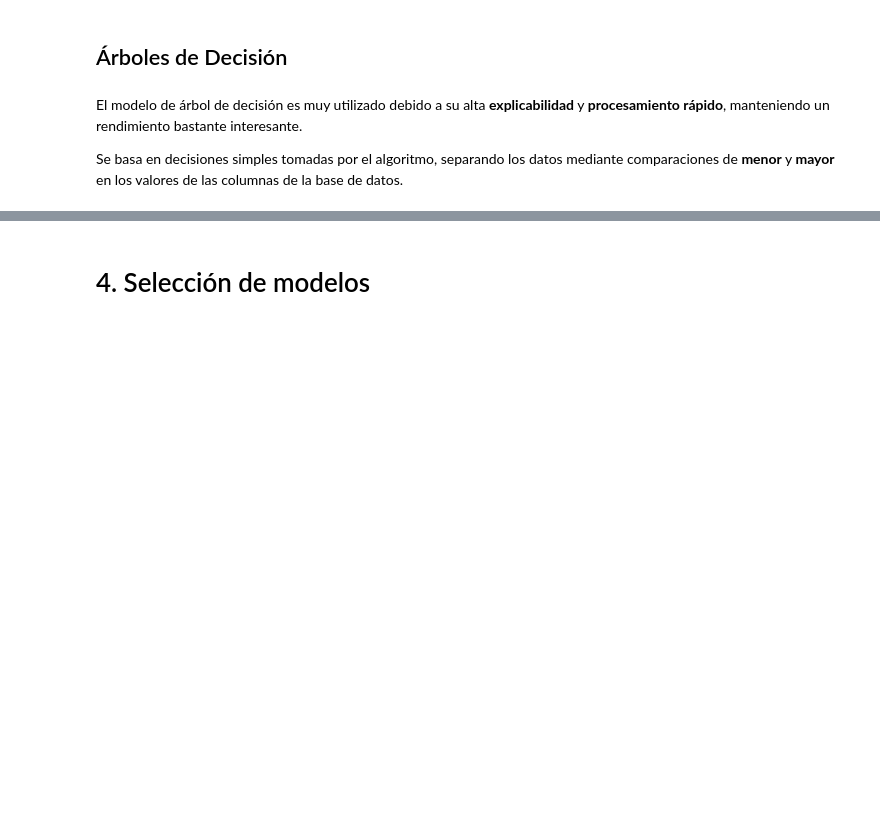
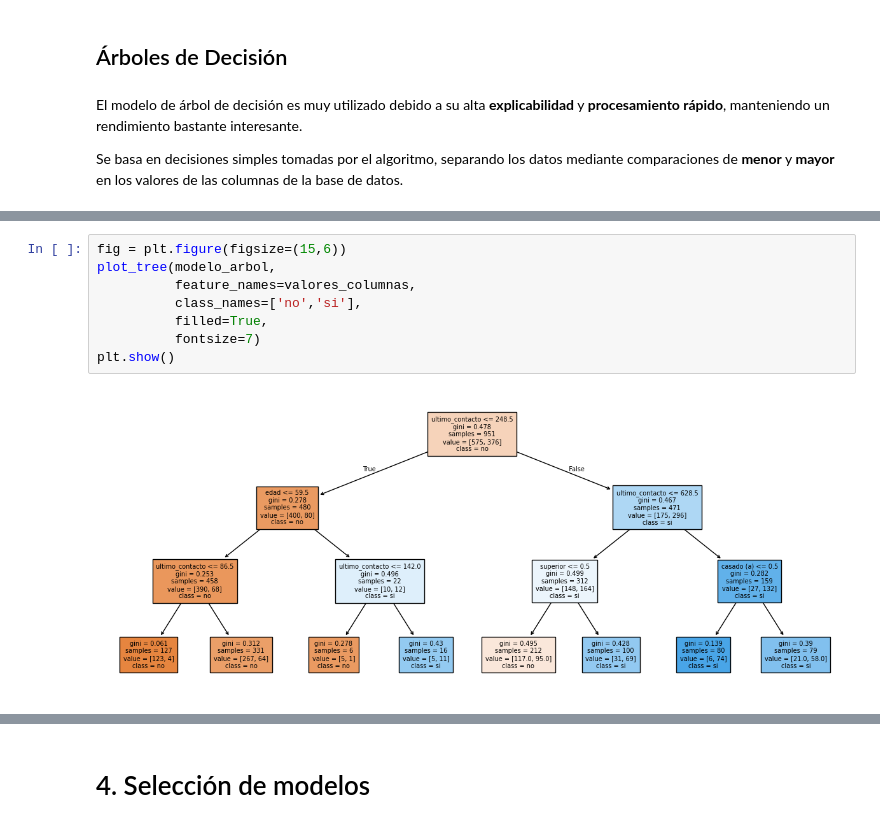
Before and after one commit to JLuceroVasquez/aprendiendo-a-clasificar-datos-con-ml, a Jupyter notebook: Clasificacion_primeros_pasos.ipynb, the cells around one changed output, grey strips where cells are left out. Cells and saved outputs as stored; diff of their text form; blank space fills up the shorter version.

```diff
--- a/Clasificacion_primeros_pasos.ipynb
+++ b/Clasificacion_primeros_pasos.ipynb
@@ -532,0 +591,10 @@ valores_columnas = ['casado (a)',
+# %%
+fig = plt.figure(figsize=(15,6))
+plot_tree(modelo_arbol,
+          feature_names=valores_columnas,
+          class_names=['no','si'],
+          filled=True,
+          fontsize=7)
+plt.show()
+# %% [output]
+[figure, added]
```
Also changed, not shown: parts of 24 cells of this notebook.
